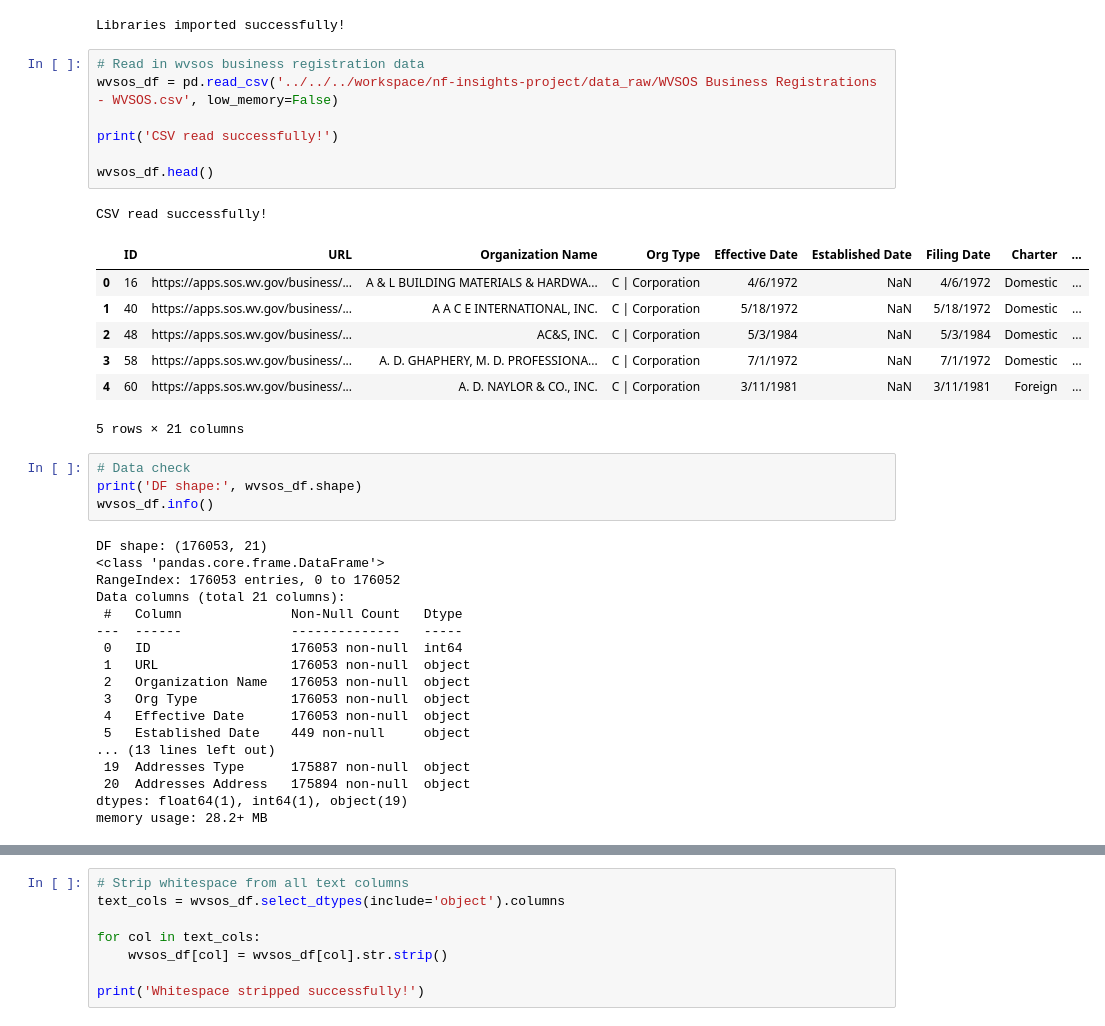
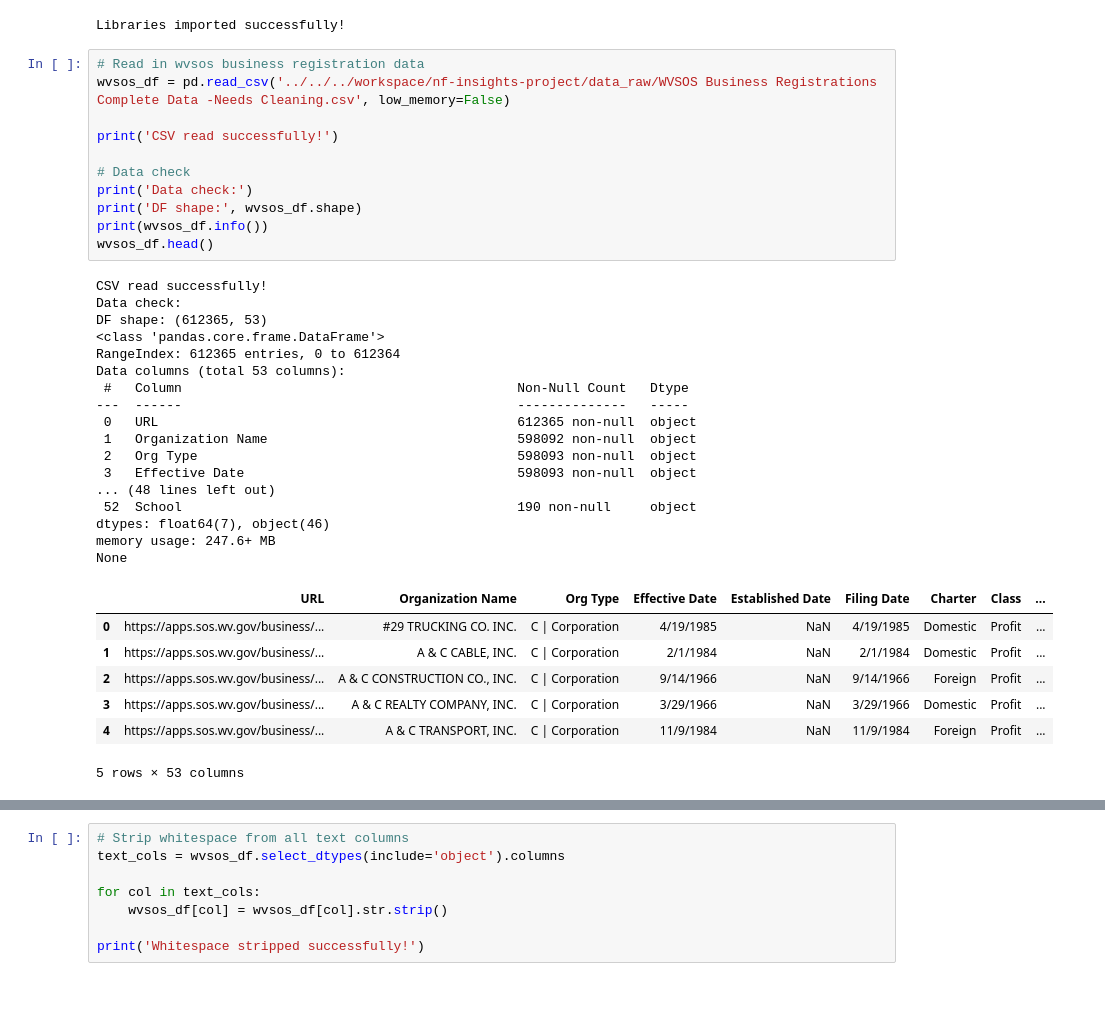
Before and after one commit to bgizzle78/nf-insights-project, a Jupyter notebook: notebooks/wvsos_business_registrations_cleaning.ipynb, the cells around one changed output, grey strips where cells are left out. Drawn from its saved outputs; the diff is of its cells as text; blank space fills up the shorter version.

```diff
--- a/notebooks/wvsos_business_registrations_cleaning.ipynb
+++ b/notebooks/wvsos_business_registrations_cleaning.ipynb
@@ -9,42 +9,40 @@ print('Libraries imported successfully!')
 Libraries imported successfully!
 # %%
 # Read in wvsos business registration data
-wvsos_df = pd.read_csv('../../../workspace/nf-insights-project/data_raw/WVSOS Business Registrations - WVSOS.csv', low_memory=False)
+wvsos_df = pd.read_csv('../../../workspace/nf-insights-project/data_raw/WVSOS Business Registrations Complete Data -Needs Cleaning.csv', low_memory=False)
 
 print('CSV read successfully!')
 
+# Data check
+print('Data check:')
+print('DF shape:', wvsos_df.shape)
+print(wvsos_df.info())
 wvsos_df.head()
 # %% [output]
 CSV read successfully!
+Data check:
+DF shape: (612365, 53)
+<class 'pandas.core.frame.DataFrame'>
+RangeIndex: 612365 entries, 0 to 612364
+Data columns (total 53 columns):
+ #   Column                                           Non-Null Count   Dtype
+---  ------                                           --------------   -----
+ 0   URL                                              612365 non-null  object
+ 1   Organization Name                                598092 non-null  object
+ 2   Org Type                                         598093 non-null  object
+ 3   Effective Date                                   598093 non-null  object
+... (48 lines left out)
+ 52  School                                           190 non-null     object
+dtypes: float64(7), object(46)
+memory usage: 247.6+ MB
+None
-|  | ID | URL | Organization Name | Org Type | Effective Date | Established Date | Filing Date | Charter | ... |
-| 0 | 16 | https://apps.sos.wv.gov/business/... | A & L BUILDING MATERIALS & HARDWA... | C | Corporation | 4/6/1972 | NaN | 4/6/1972 | Domestic | ... |
-| 1 | 40 | https://apps.sos.wv.gov/business/... | A A C E INTERNATIONAL, INC. | C | Corporation | 5/18/1972 | NaN | 5/18/1972 | Domestic | ... |
-| 2 | 48 | https://apps.sos.wv.gov/business/... | AC&S, INC. | C | Corporation | 5/3/1984 | NaN | 5/3/1984 | Domestic | ... |
-| 3 | 58 | https://apps.sos.wv.gov/business/... | A. D. GHAPHERY, M. D. PROFESSIONA... | C | Corporation | 7/1/1972 | NaN | 7/1/1972 | Domestic | ... |
-| 4 | 60 | https://apps.sos.wv.gov/business/... | A. D. NAYLOR & CO., INC. | C | Corporation | 3/11/1981 | NaN | 3/11/1981 | Foreign | ... |
+|  | URL | Organization Name | Org Type | Effective Date | Established Date | Filing Date | Charter | Class | ... |
+| 0 | https://apps.sos.wv.gov/business/... | #29 TRUCKING CO. INC. | C | Corporation | 4/19/1985 | NaN | 4/19/1985 | Domestic | Profit | ... |
+| 1 | https://apps.sos.wv.gov/business/... | A & C CABLE, INC. | C | Corporation | 2/1/1984 | NaN | 2/1/1984 | Domestic | Profit | ... |
+| 2 | https://apps.sos.wv.gov/business/... | A & C CONSTRUCTION CO., INC. | C | Corporation | 9/14/1966 | NaN | 9/14/1966 | Foreign | Profit | ... |
+| 3 | https://apps.sos.wv.gov/business/... | A & C REALTY COMPANY, INC. | C | Corporation | 3/29/1966 | NaN | 3/29/1966 | Domestic | Profit | ... |
+| 4 | https://apps.sos.wv.gov/business/... | A & C TRANSPORT, INC. | C | Corporation | 11/9/1984 | NaN | 11/9/1984 | Foreign | Profit | ... |
-5 rows × 21 columns
+5 rows × 53 columns
-# %%
-# Data check
-print('DF shape:', wvsos_df.shape)
-wvsos_df.info()
-# %% [output]
-DF shape: (176053, 21)
-<class 'pandas.core.frame.DataFrame'>
-RangeIndex: 176053 entries, 0 to 176052
-Data columns (total 21 columns):
- #   Column              Non-Null Count   Dtype
----  ------              --------------   -----
- 0   ID                  176053 non-null  int64
- 1   URL                 176053 non-null  object
- 2   Organization Name   176053 non-null  object
- 3   Org Type            176053 non-null  object
- 4   Effective Date      176053 non-null  object
- 5   Established Date    449 non-null     object
-... (13 lines left out)
- 19  Addresses Type      175887 non-null  object
- 20  Addresses Address   175894 non-null  object
-dtypes: float64(1), int64(1), object(19)
-memory usage: 28.2+ MB
 # %%
 # Convert date columns to datetime
 date_columns = [
```
Also changed, not shown: parts of 22 cells of this notebook, 3 other files.
